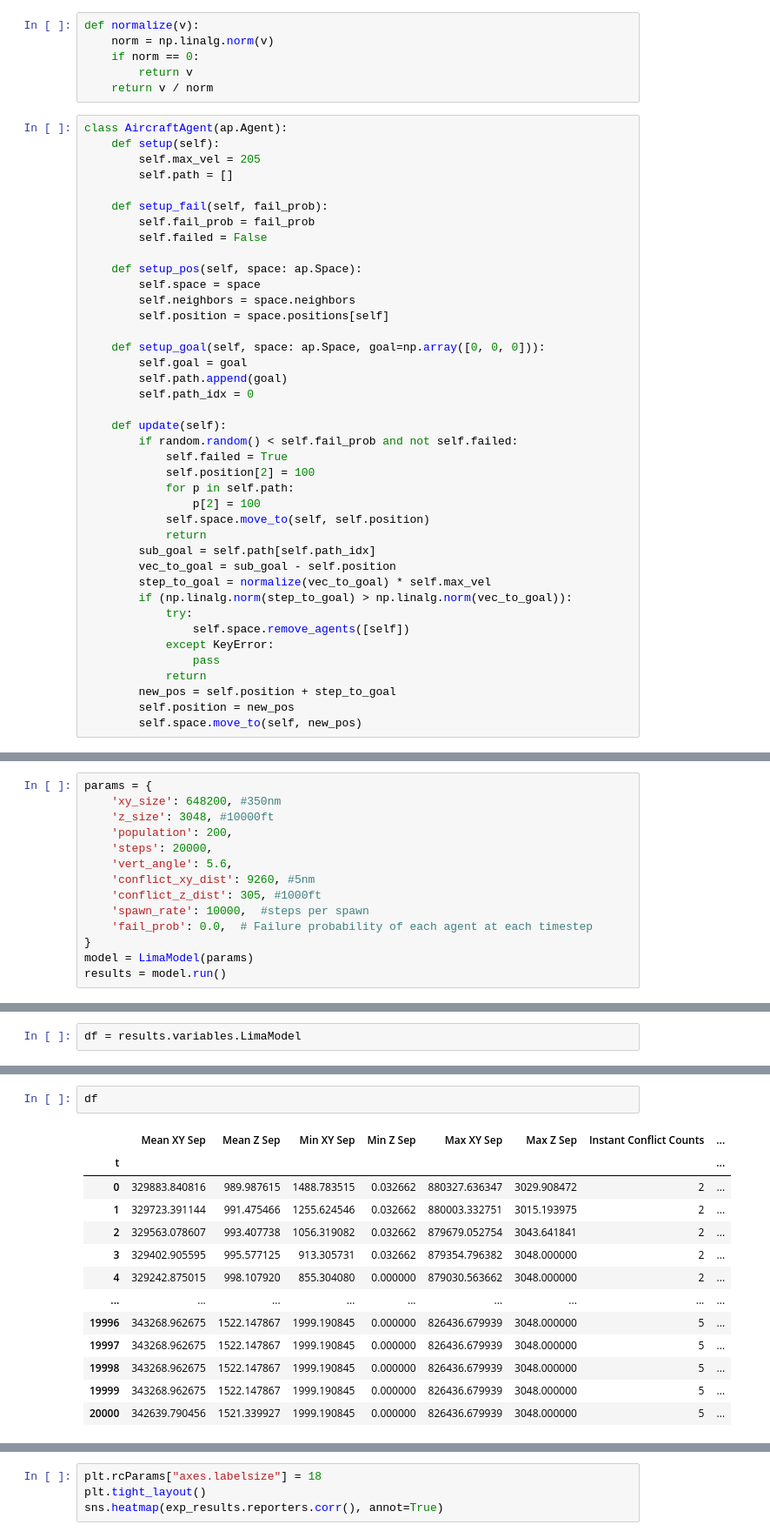
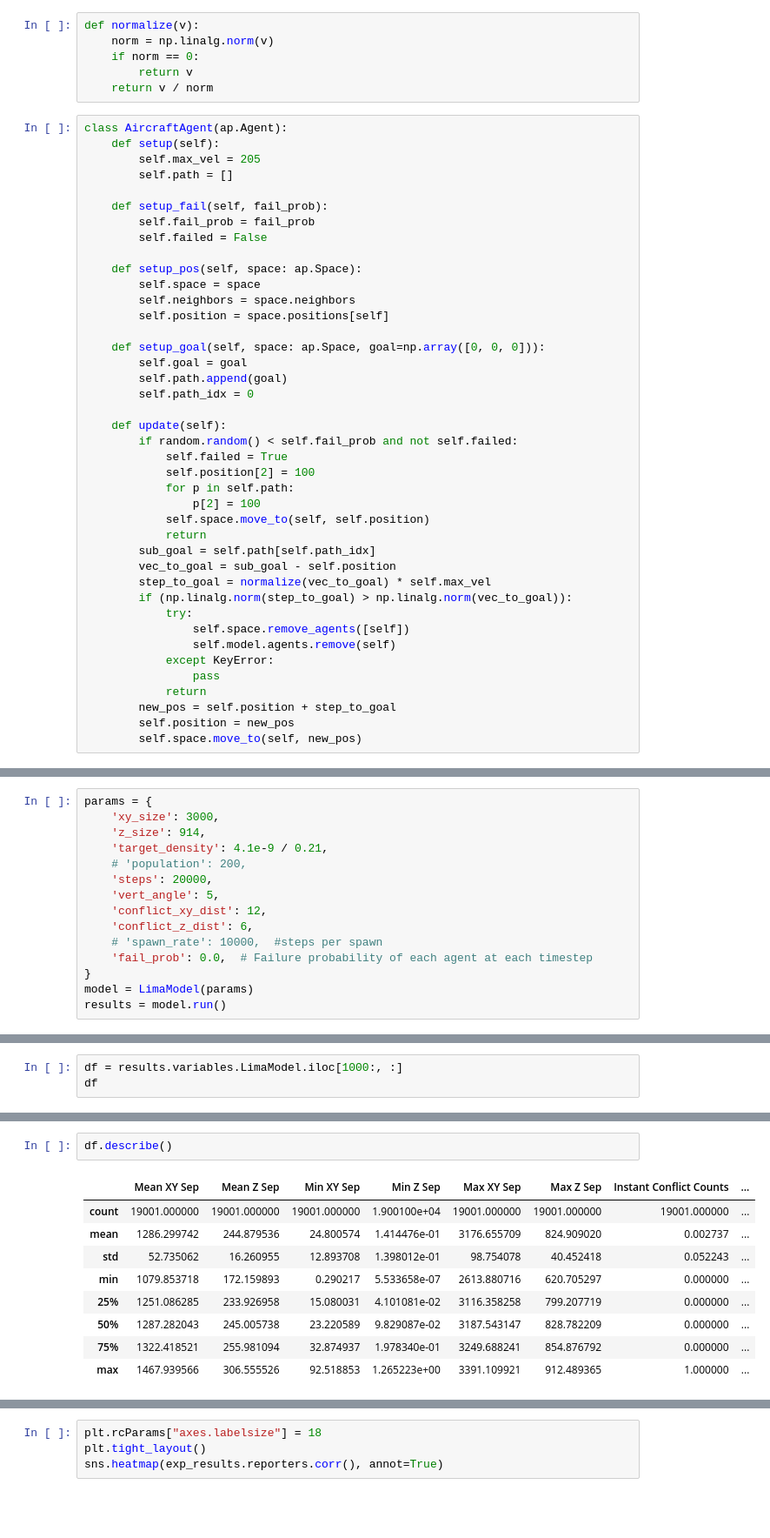
Before and after one commit to aliaksei135/sandbox, a Jupyter notebook: abs-lima/abs_stochastic.ipynb, the cells around one changed output, grey strips where cells are left out. Shown at 87% size. Drawn from its saved outputs; the diff is of its cells as text; blank space fills up the shorter version.

```diff
--- a/abs-lima/abs_stochastic.ipynb
+++ b/abs-lima/abs_stochastic.ipynb
@@ -60,6 +61,7 @@ class AircraftAgent(ap.Agent):
         if (np.linalg.norm(step_to_goal) > np.linalg.norm(vec_to_goal)):
             try:
                 self.space.remove_agents([self])
+                self.model.agents.remove(self)
             except KeyError:
                 pass
             return
@@ -172,13 +199,14 @@ class LimaModel(ap.Model):
 # %%
 params = {
-    'xy_size': 648200, #350nm
-    'z_size': 3048, #10000ft
-    'population': 200,
+    'xy_size': 3000,
+    'z_size': 914,
+    'target_density': 4.1e-9 / 0.21,
+    # 'population': 200,
     'steps': 20000,
-    'vert_angle': 5.6,
-    'conflict_xy_dist': 9260, #5nm
-    'conflict_z_dist': 305, #1000ft
-    'spawn_rate': 10000,  #steps per spawn
+    'vert_angle': 5,
+    'conflict_xy_dist': 12,
+    'conflict_z_dist': 6,
+    # 'spawn_rate': 10000,  #steps per spawn
     'fail_prob': 0.0,  # Failure probability of each agent at each timestep
 }
 model = LimaModel(params)
@@ -189,3 +217,4 @@ Run time: 0:02:36.292684
 Simulation finished
 # %%
-df = results.variables.LimaModel
+df = results.variables.LimaModel.iloc[1000:, :]
+df
@@ -192,16 +236,12 @@ df = results.variables.LimaModel
 # %%
-df
+df.describe()
 # %% [output]
 |  | Mean XY Sep | Mean Z Sep | Min XY Sep | Min Z Sep | Max XY Sep | Max Z Sep | Instant Conflict Counts | ... |
-| t |  |  |  |  |  |  |  | ... |
-| 0 | 329883.840816 | 989.987615 | 1488.783515 | 0.032662 | 880327.636347 | 3029.908472 | 2 | ... |
-| 1 | 329723.391144 | 991.475466 | 1255.624546 | 0.032662 | 880003.332751 | 3015.193975 | 2 | ... |
-| 2 | 329563.078607 | 993.407738 | 1056.319082 | 0.032662 | 879679.052754 | 3043.641841 | 2 | ... |
-| 3 | 329402.905595 | 995.577125 | 913.305731 | 0.032662 | 879354.796382 | 3048.000000 | 2 | ... |
-| 4 | 329242.875015 | 998.107920 | 855.304080 | 0.000000 | 879030.563662 | 3048.000000 | 2 | ... |
-| ... | ... | ... | ... | ... | ... | ... | ... | ... |
-| 19996 | 343268.962675 | 1522.147867 | 1999.190845 | 0.000000 | 826436.679939 | 3048.000000 | 5 | ... |
-| 19997 | 343268.962675 | 1522.147867 | 1999.190845 | 0.000000 | 826436.679939 | 3048.000000 | 5 | ... |
-| 19998 | 343268.962675 | 1522.147867 | 1999.190845 | 0.000000 | 826436.679939 | 3048.000000 | 5 | ... |
-| 19999 | 343268.962675 | 1522.147867 | 1999.190845 | 0.000000 | 826436.679939 | 3048.000000 | 5 | ... |
-| 20000 | 342639.790456 | 1521.339927 | 1999.190845 | 0.000000 | 826436.679939 | 3048.000000 | 5 | ... |
+| count | 19001.000000 | 19001.000000 | 19001.000000 | 1.900100e+04 | 19001.000000 | 19001.000000 | 19001.000000 | ... |
+| mean | 1286.299742 | 244.879536 | 24.800574 | 1.414476e-01 | 3176.655709 | 824.909020 | 0.002737 | ... |
+| std | 52.735062 | 16.260955 | 12.893708 | 1.398012e-01 | 98.754078 | 40.452418 | 0.052243 | ... |
+| min | 1079.853718 | 172.159893 | 0.290217 | 5.533658e-07 | 2613.880716 | 620.705297 | 0.000000 | ... |
+| 25% | 1251.086285 | 233.926958 | 15.080031 | 4.101081e-02 | 3116.358258 | 799.207719 | 0.000000 | ... |
+| 50% | 1287.282043 | 245.005738 | 23.220589 | 9.829087e-02 | 3187.543147 | 828.782209 | 0.000000 | ... |
+| 75% | 1322.418521 | 255.981094 | 32.874937 | 1.978340e-01 | 3249.688241 | 854.876792 | 0.000000 | ... |
+| max | 1467.939566 | 306.555526 | 92.518853 | 1.265223e+00 | 3391.109921 | 912.489365 | 1.000000 | ... |
```
Also changed, not shown: parts of 20 cells of this notebook, 11 other files.
